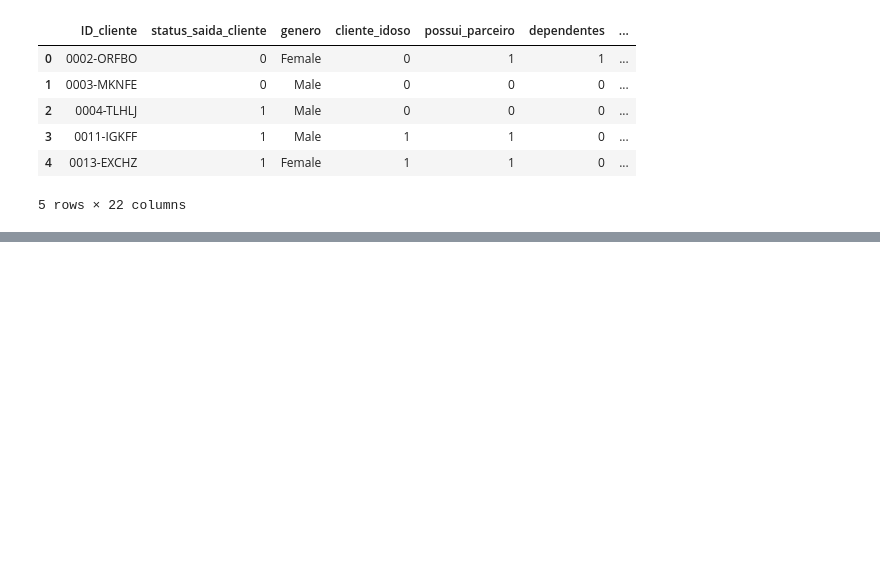
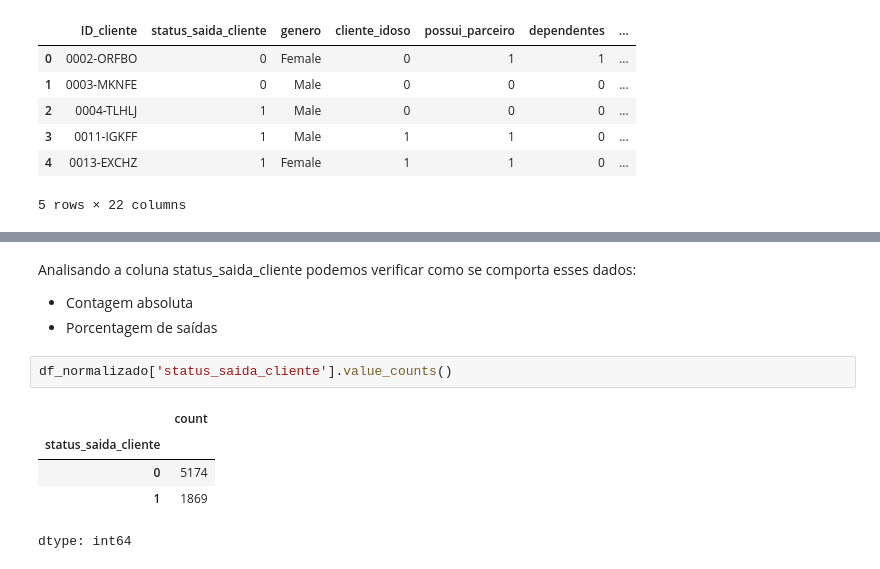
Before and after one commit to LeideMarina18/Desafio_Telecom_X_Alura, a Jupyter notebook: TelecomX.ipynb, the cells around one changed output, grey strips where cells are left out. Cells and saved outputs as stored; diff of their text form; blank space fills up the shorter version.

```diff
--- a/TelecomX.ipynb
+++ b/TelecomX.ipynb
@@ -578,0 +584,12 @@ df_normalizado.head()
+# %% [markdown]
+Analisando a coluna status_saida_cliente podemos verificar como se comporta esses dados:
+* Contagem absoluta
+* Porcentagem de saídas
+# %%
+df_normalizado['status_saida_cliente'].value_counts()
+# %% [output]
+|  | count |
+| status_saida_cliente |  |
+| 0 | 5174 |
+| 1 | 1869 |
+dtype: int64
```
Also changed, not shown: parts of 49 cells of this notebook.
